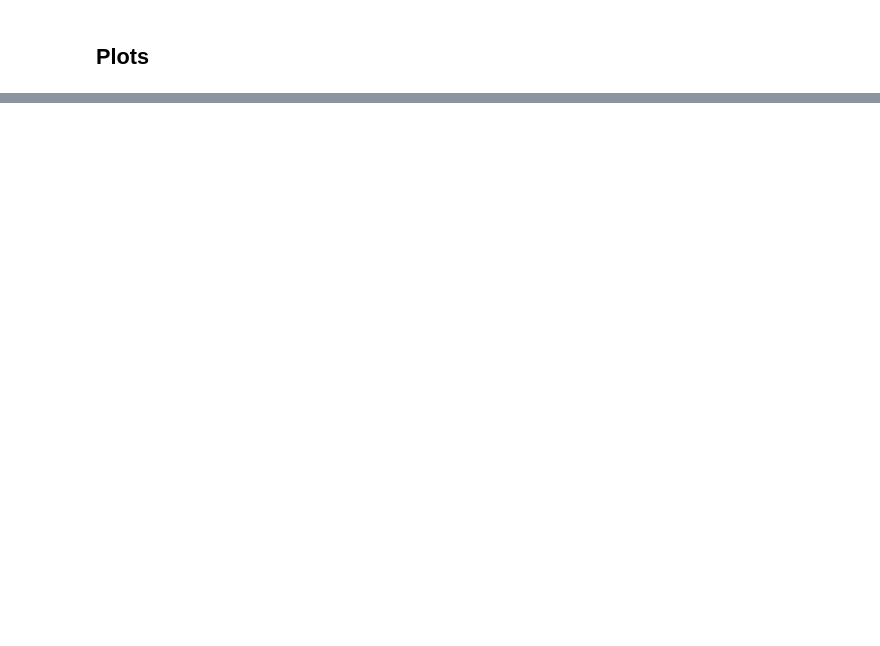
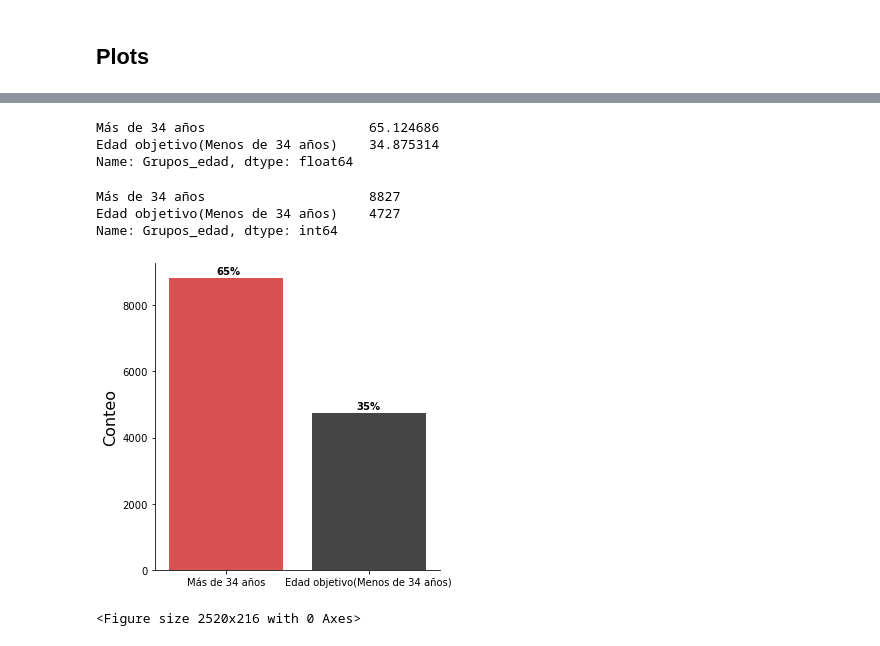
Before and after one commit to JuanPalms/Client-profiling, a Jupyter notebook: EDA:ENIF 2021.ipynb, the cells around one changed output, grey strips where cells are left out. Drawn from its saved outputs; the diff is of its cells as text; code cells hidden in the pictures; blank space fills up the shorter version.

```diff
--- a/EDA:ENIF 2021.ipynb
+++ b/EDA:ENIF 2021.ipynb
@@ -180,0 +365,5 @@ https://www.youtube.com/watch?v=lnks1IcoHUo&t=108s
+# %%
+Dems=['NSE_AMAI','Grupos_edad','edad','niv_ingresos','Localidad','sexo','formal','ROL_eco']
+# %%
+ENIF_Demos=ENIF_2021.copy()
+ENIF_Demos=ENIF_Demos[Dems]
@@ -181,2 +412,4 @@ https://www.youtube.com/watch?v=lnks1IcoHUo&t=108s
+# %%
+ENIF_Demos.rename(columns = {'ROL_eco_s':'Ocupacion'}, inplace = True)
 # %% [markdown]
 ## Plots
@@ -182,0 +418,16 @@ https://www.youtube.com/watch?v=lnks1IcoHUo&t=108s
+# %%
+#https://coolors.co/gradient-palette/ee3a3a-ffffff?number=6
+
+paleta_ozmo=['#ee3a3a','#454545','#444ee6','#01f1ba']
+paleta_ozmo2=['#ee3a3a','#454545','#444ee6','#01f1ba','#F58E8E','#959595']
+paleta_bin_ozmo=['#ee3a3a','#454545']
+paleta_red_deg=['#EE3A3A','#F05656','#F37272','#F58E8E','#F8ABAB','#FAC7C7','#FDE3E3']
+paleta_gray_deg=['#454545', '#606060', '#7A7A7A', '#959595', '#AFAFAF', '#CACACA', '#E4E4E4']
+paleta_blue_deg=["#444EE6","#5F67EA","#7981ED","#949AF1","#AFB3F4","#CACCF8","#E4E6FB"]
+paleta_green_deg=["#01F1BA","#2BF3C6","#56F6D1","#80F8DD","#AAFAE8","#D5FDF4","#FFFFFF"]
+
+
+paleta_red_deg_4=['#EE3A3A','#F37272','#F8ABAB','#FDE3E3']
+paleta_gray_deg_4=['#454545', '#7A7A7A',  '#AFAFAF', '#E4E4E4']
+paleta_blue_deg_4=["#444EE6","#7981ED","#AFB3F4","#E4E6FB"]
+paleta_green_deg_4=["#01F1BA","#56F6D1","#AAFAE8","#D5FDF4"]
@@ -182,0 +460,26 @@ https://www.youtube.com/watch?v=lnks1IcoHUo&t=108s
+# %%
+(ENIF_Demos['Grupos_edad'].value_counts()/ENIF_Demos['Grupos_edad'].count())*100
+# %% [output]
+Más de 34 años                     65.124686
+Edad objetivo(Menos de 34 años)    34.875314
+Name: Grupos_edad, dtype: float64
+# %%
+(ENIF_Demos['Grupos_edad'].value_counts())
+# %% [output]
+Más de 34 años                     8827
+Edad objetivo(Menos de 34 años)    4727
+Name: Grupos_edad, dtype: int64
+# %%
+graf_age=sns.catplot(x='Grupos_edad',data=ENIF_Demos, kind='count',palette=paleta_bin_ozmo)
+plt.xlabel('', fontsize=18)
+plt.ylabel('Conteo', fontsize=16)
+plt.annotate('65%',
+            xy=(120, 320), xycoords='figure points',weight="bold")
+plt.annotate('35%',
+            xy=(260, 185), xycoords='figure points',weight="bold")
+graf_age.fig.suptitle('');
+plt.figure(figsize=(35, 3))
+graf_age.savefig('Results/Graphs/edad.png')
+# %% [output]
+[figure, added]
+<Figure size 2520x216 with 0 Axes>
```
Also changed, not shown: parts of 92 cells of this notebook, 2 other files.
